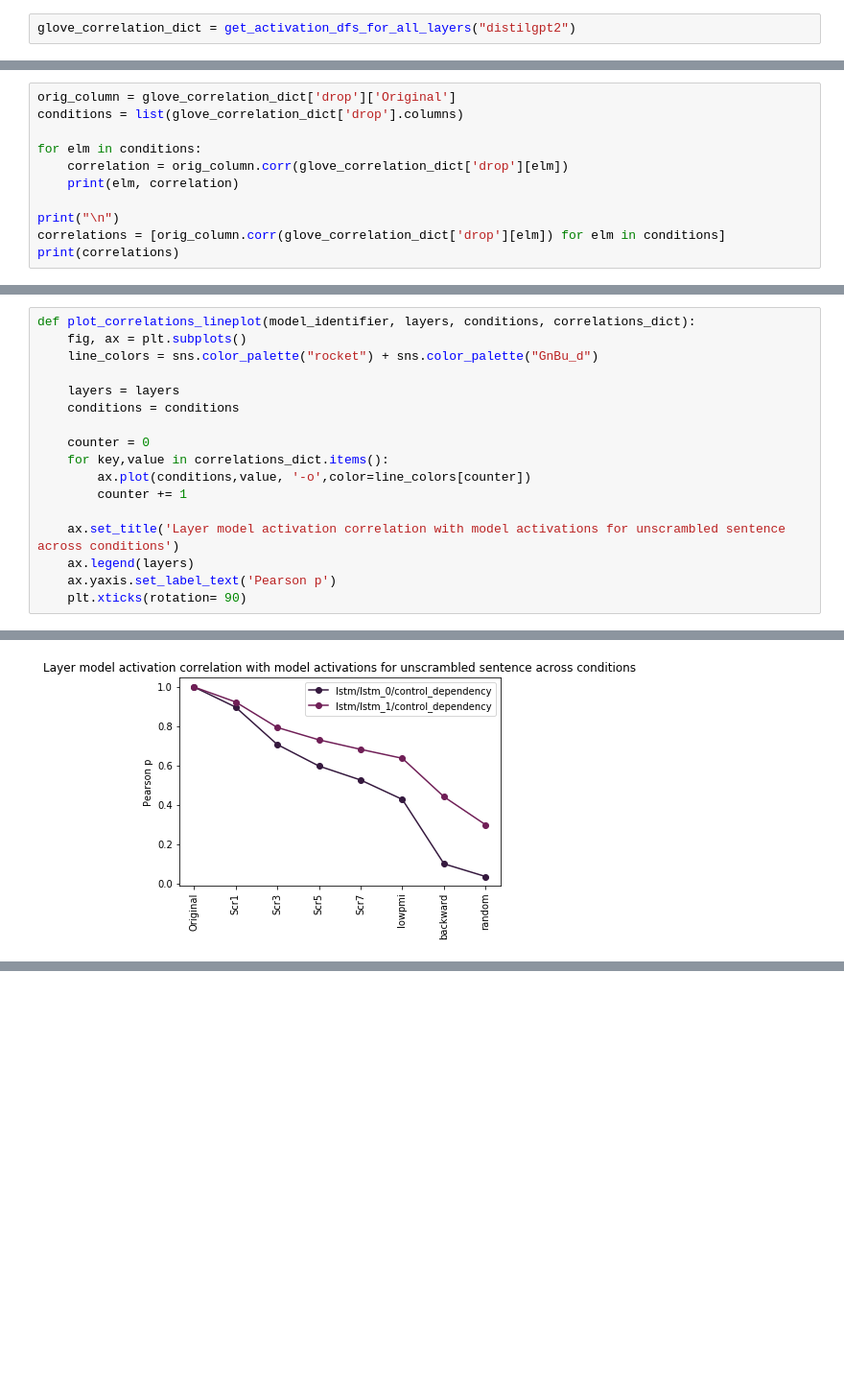
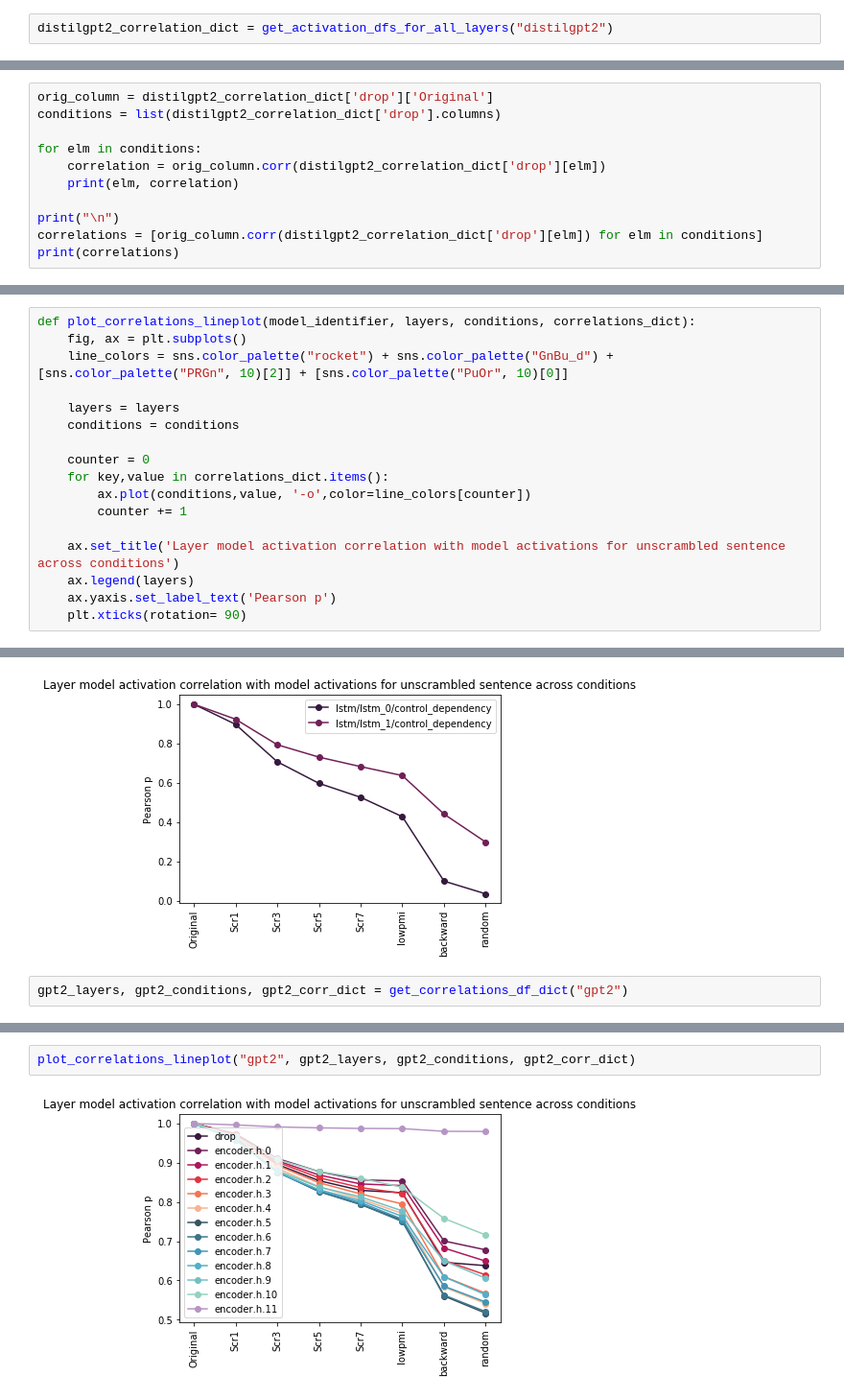
Before and after one commit to eghbalhosseini/neural-nlp-1, a Jupyter notebook: neural_nlp/analyze/neural-scrambled/model-activation-layer-comparison.ipynb, the cells around one changed output, grey strips where cells are left out. Shown: that part at 96% size. Drawn from its saved outputs; the diff is of its cells as text; blank space fills up the shorter version.

Commit message:
added gpt2 to everything, fixed small bug in layer retrieval code

```diff
--- a/neural_nlp/analyze/neural-scrambled/model-activation-layer-comparison.ipynb
+++ b/neural_nlp/analyze/neural-scrambled/model-activation-layer-comparison.ipynb
@@ -151,7 +158,7 @@ def get_activation_dfs_for_all_layers(model_identifier, flatten=True):
         df_dict[elm] = main_df_for_plotting(model_identifier,layer_identifier=elm,flatten=flatten)
     return df_dict
 # %%
-glove_correlation_dict = get_activation_dfs_for_all_layers("distilgpt2")
+distilgpt2_correlation_dict = get_activation_dfs_for_all_layers("distilgpt2")
 # %% [output]
 This is the layer I'm looking at:  drop
 This is the layer I'm looking at:  encoder.h.0
@@ -169,15 +176,15 @@ print(glove_correlation_dict['drop'].shape)
 # %% [output]
 (481536, 8)
 # %%
-orig_column = glove_correlation_dict['drop']['Original']
-conditions = list(glove_correlation_dict['drop'].columns)
+orig_column = distilgpt2_correlation_dict['drop']['Original']
+conditions = list(distilgpt2_correlation_dict['drop'].columns)
 
 for elm in conditions:
-    correlation = orig_column.corr(glove_correlation_dict['drop'][elm])
+    correlation = orig_column.corr(distilgpt2_correlation_dict['drop'][elm])
     print(elm, correlation)
 
 print("\n")
-correlations = [orig_column.corr(glove_correlation_dict['drop'][elm]) for elm in conditions]
+correlations = [orig_column.corr(distilgpt2_correlation_dict['drop'][elm]) for elm in conditions]
 print(correlations)
 # %% [output]
 Original 0.9999999999999999
@@ -239,7 +246,7 @@ This is the layer I'm looking at:  encoder.h.5
 # %%
 def plot_correlations_lineplot(model_identifier, layers, conditions, correlations_dict):
     fig, ax = plt.subplots()
-    line_colors = sns.color_palette("rocket") + sns.color_palette("GnBu_d")
+    line_colors = sns.color_palette("rocket") + sns.color_palette("GnBu_d") + [sns.color_palette("PRGn", 10)[2]] + [sns.color_palette("PuOr", 10)[0]]
 
     layers = layers
     conditions = conditions
@@ -266,3 +273,5 @@ This is the layer I'm looking at:  lstm/lstm_1/control_dependency
 plot_correlations_lineplot("lm_1b", lm1b_layers, lm1b_conditions, lm1b_corr_dict)
 # %% [output]
 [figure]
+# %%
+gpt2_layers, gpt2_conditions, gpt2_corr_dict = get_correlations_df_dict("gpt2")
@@ -269,3 +292,7 @@ plot_correlations_lineplot("lm_1b", lm1b_layers, lm1b_conditions, lm1b_corr_dict
+# %%
+plot_correlations_lineplot("gpt2", gpt2_layers, gpt2_conditions, gpt2_corr_dict)
+# %% [output]
+[figure, added]
 # %%
 import math
 from matplotlib.gridspec import GridSpec
```
Also changed, not shown: parts of 8 cells of this notebook, 3 other files.
